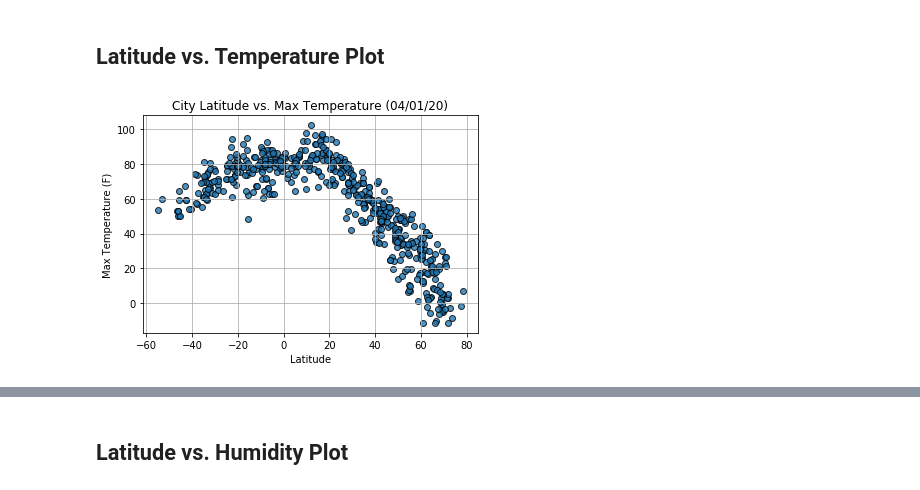
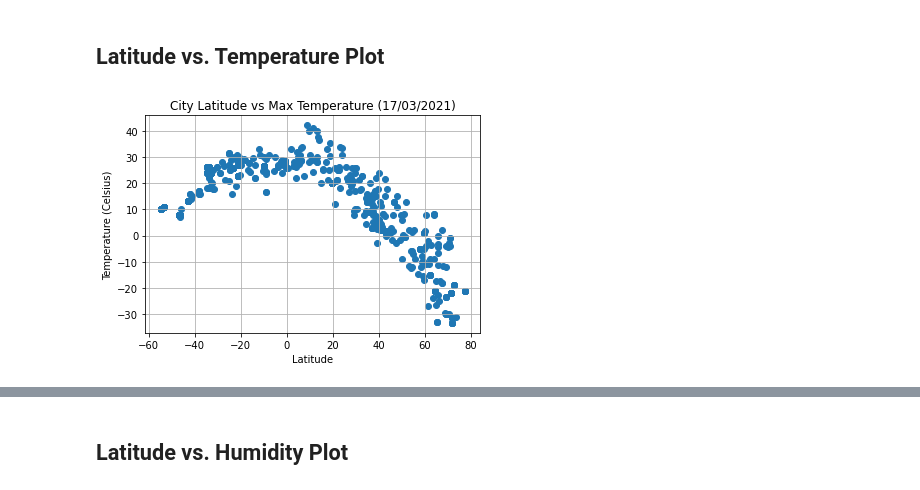
Before and after one commit to thienangiao/python-api-challenge, a Jupyter notebook: WeatherPy/WeatherPy.ipynb, the cells around one changed output, grey strips where cells are left out. Cells and saved outputs as stored; diff of their text form; code cells hidden in the pictures.

```diff
--- a/WeatherPy/WeatherPy.ipynb
+++ b/WeatherPy/WeatherPy.ipynb
@@ -46,7 +47,7 @@ name = []
 lat = []
 lon = []
 date = []
-temp_c = []
+temp_max = []
 hum = []
 cloud = []
 wind_kmh = []
@@ -60,7 +61,7 @@ for city in cities:
         lat.append(response['coord']['lat'])
         lon.append(response['coord']['lon'])
         date.append(response['dt'])
-        temp_c.append(response['main']['temp'])
+        temp_max.append(response['main']['temp_max'])
         hum.append(response['main']['humidity'])
         cloud.append(response['clouds']['all'])
         wind_kmh.append(response['wind']['speed'])
@@ -103,11 +118,15 @@ weather_data = pd.DataFrame({"City_ID": city_id,
                             "Latitude": lat,
                             "Longitude": lon,
                             "Date": date,
-                            "Temperature (C)": temp_c,
+                            "Max Temperature (C)": temp_max,
                             "Humidity": hum,
                             "Cloudiness": cloud,
                             "Wind Speed (km/h)": wind_kmh,
                             })
+
+# Convert Unix date
+weather_data["Date"]=pd.to_datetime(weather_data["Date"], unit='s')
+
 # Export file as csv
 weather_data.to_csv("output_data/cities.csv",index=False, header=True)
 
@@ -140,18 +159,20 @@ weather_data.describe()
 ## Latitude vs. Temperature Plot
 # %%
 # Build a scatter plot for each data type
-plt.scatter(weather_data["lat"], weather_data["temp"], marker="o")
+plt.scatter(weather_data["Latitude"], weather_data["Max Temperature (C)"], marker="o")
 
 # Incorporate the other graph properties
-plt.title("Temperature in World Cities")
+current_date = (weather_data["Date"].max()).strftime('%d/%m/%Y')
+
+plt.title(f"City Latitude vs Max Temperature ({current_date})")
 plt.ylabel("Temperature (Celsius)")
 plt.xlabel("Latitude")
 plt.grid(True)
 
 # Save the figure
-plt.savefig("TemperatureInWorldCities.png")
+plt.savefig("output_data/Temperature.png")
 
 # Show plot
 plt.show()
 # %% [output]
-[figure, old version]
+[figure, new version]
```
Also changed, not shown: parts of 15 cells of this notebook, 5 other files.
